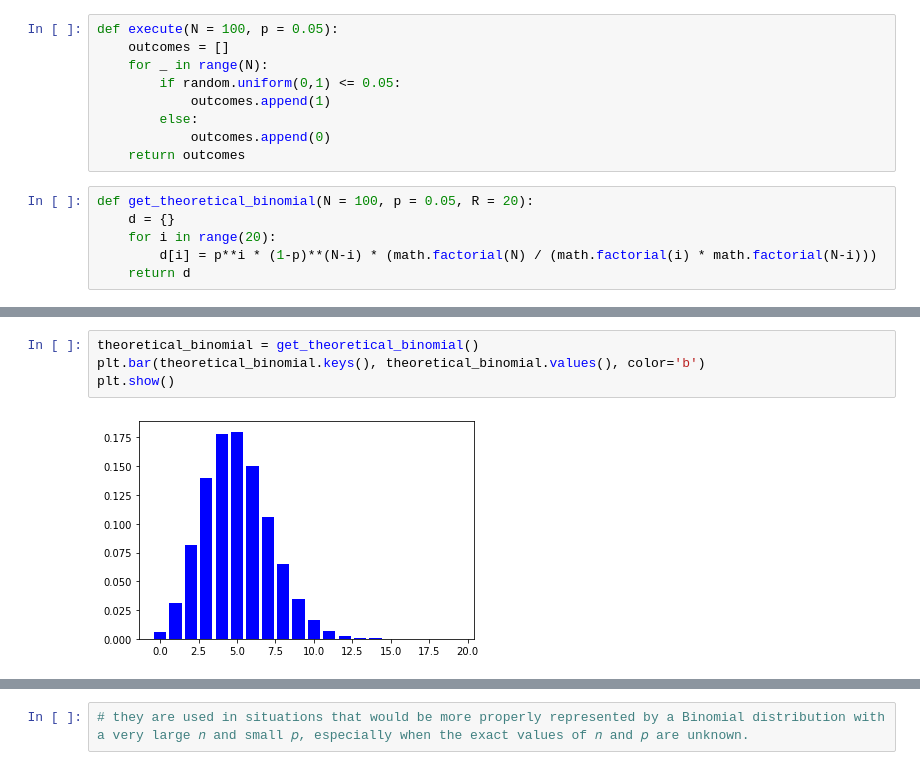
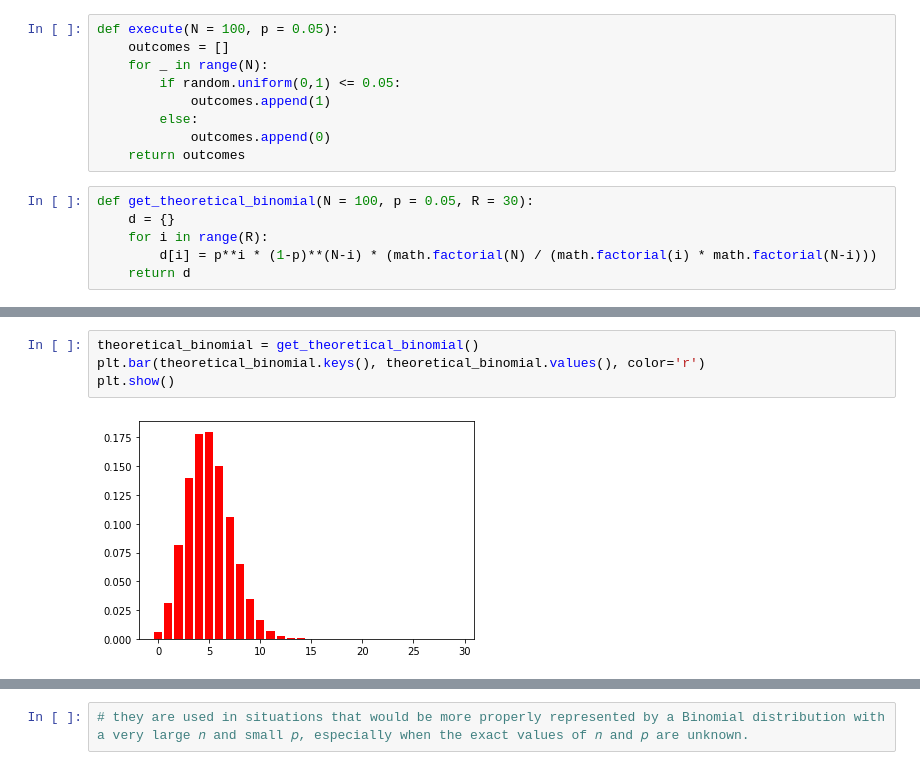
Before and after one commit to davidezanella/spe-assignments, a Jupyter notebook: Homework 2/delivery/report.ipynb, the cells around one changed output, grey strips where cells are left out. Saved outputs shown, nothing was run; the diff lists cells and outputs as text.

```diff
--- a/Homework 2/delivery/report.ipynb
+++ b/Homework 2/delivery/report.ipynb
@@ -386,9 +386,9 @@ def execute(N = 100, p = 0.05):
             outcomes.append(0)
     return outcomes
 # %%
-def get_theoretical_binomial(N = 100, p = 0.05, R = 20):
+def get_theoretical_binomial(N = 100, p = 0.05, R = 30):
     d = {}
-    for i in range(20):
+    for i in range(R):
         d[i] = p**i * (1-p)**(N-i) * (math.factorial(N) / (math.factorial(i) * math.factorial(N-i)))
     return d
 # %%
@@ -415,6 +419,6 @@ plt.show()
 # %%
 theoretical_binomial = get_theoretical_binomial()
-plt.bar(theoretical_binomial.keys(), theoretical_binomial.values(), color='b')
+plt.bar(theoretical_binomial.keys(), theoretical_binomial.values(), color='r')
 plt.show()
 # %% [output]
-[figure, old version]
+[figure, new version]
```
Also changed, not shown: parts of 3 cells of this notebook.
